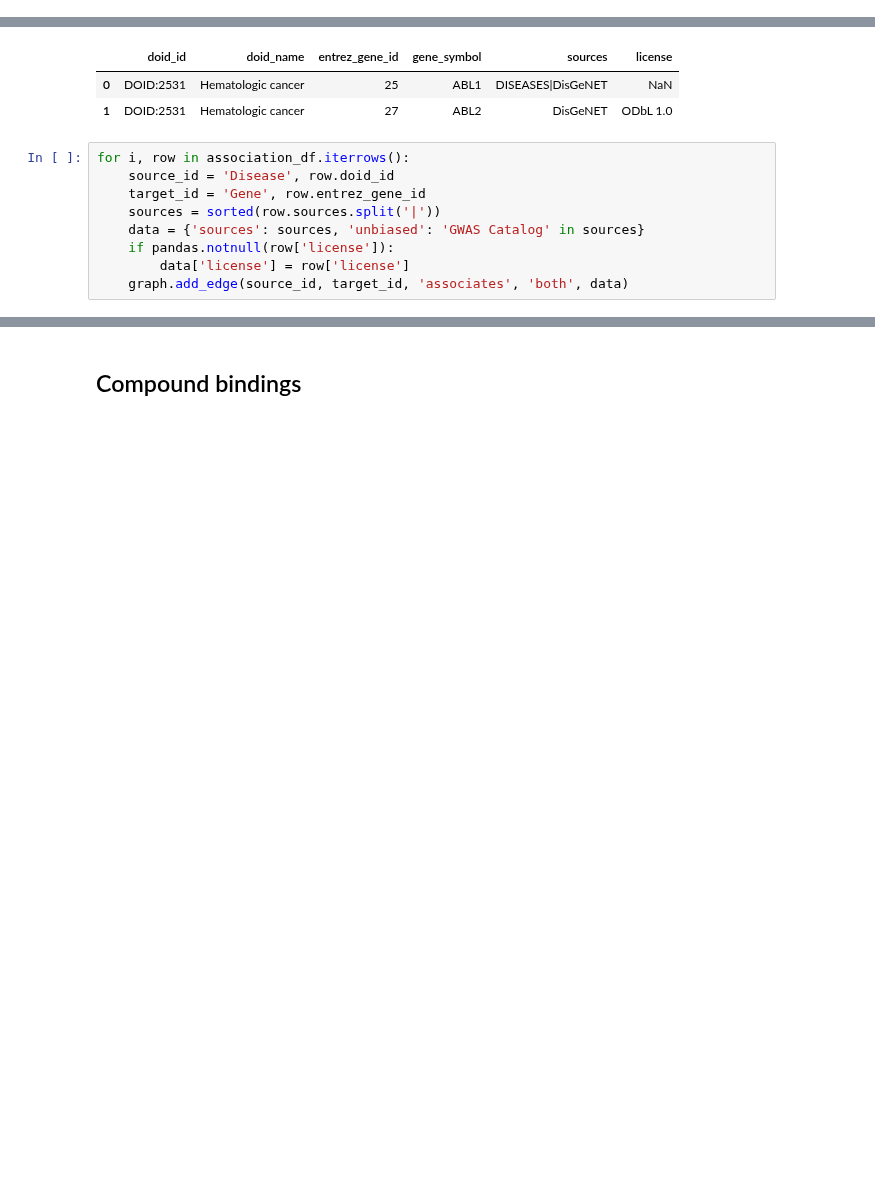
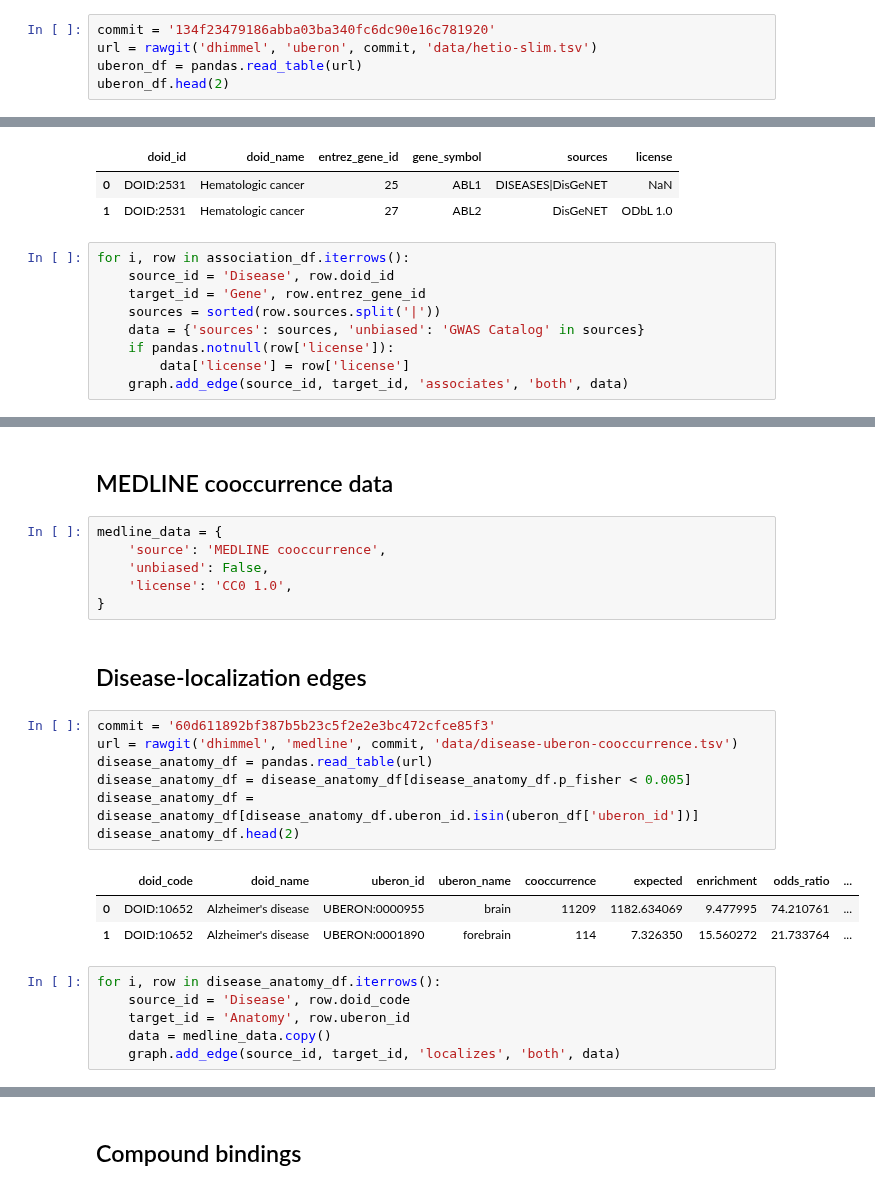
Before and after one commit to veleritas/integrate, a Jupyter notebook: integrate.ipynb, the cells around one changed output, grey strips where cells are left out. Saved outputs shown, nothing was run; the diff lists cells and outputs as text; blank space fills up the shorter version.

Commit message:
Increase network size for scaling
Testing scaling by increasing network size. Now includes anatomy
nodes and many other edges.

```diff
--- a/integrate.ipynb
+++ b/integrate.ipynb
@@ -100,0 +146,5 @@ for i, row in compound_df.iterrows():
+# %%
+commit = '134f23479186abba03ba340fc6dc90e16c781920'
+url = rawgit('dhimmel', 'uberon', commit, 'data/hetio-slim.tsv')
+uberon_df = pandas.read_table(url)
+uberon_df.head(2)
@@ -118,0 +235,27 @@ for i, row in association_df.iterrows():
+# %% [markdown]
+## MEDLINE cooccurrence data
+# %%
+medline_data = {
+    'source': 'MEDLINE cooccurrence',
+    'unbiased': False,
+    'license': 'CC0 1.0',
+}
+# %% [markdown]
+## Disease-localization edges
+# %%
+commit = '60d611892bf387b5b23c5f2e2e3bc472cfce85f3'
+url = rawgit('dhimmel', 'medline', commit, 'data/disease-uberon-cooccurrence.tsv')
+disease_anatomy_df = pandas.read_table(url)
+disease_anatomy_df = disease_anatomy_df[disease_anatomy_df.p_fisher < 0.005]
+disease_anatomy_df = disease_anatomy_df[disease_anatomy_df.uberon_id.isin(uberon_df['uberon_id'])]
+disease_anatomy_df.head(2)
+# %% [output]
+|  | doid_code | doid_name | uberon_id | uberon_name | cooccurrence | expected | enrichment | odds_ratio | ... |
+| 0 | DOID:10652 | Alzheimer's disease | UBERON:0000955 | brain | 11209 | 1182.634069 | 9.477995 | 74.210761 | ... |
+| 1 | DOID:10652 | Alzheimer's disease | UBERON:0001890 | forebrain | 114 | 7.326350 | 15.560272 | 21.733764 | ... |
+# %%
+for i, row in disease_anatomy_df.iterrows():
+    source_id = 'Disease', row.doid_code
+    target_id = 'Anatomy', row.uberon_id
+    data = medline_data.copy()
+    graph.add_edge(source_id, target_id, 'localizes', 'both', data)
```
Also changed, not shown: parts of 45 cells of this notebook.
